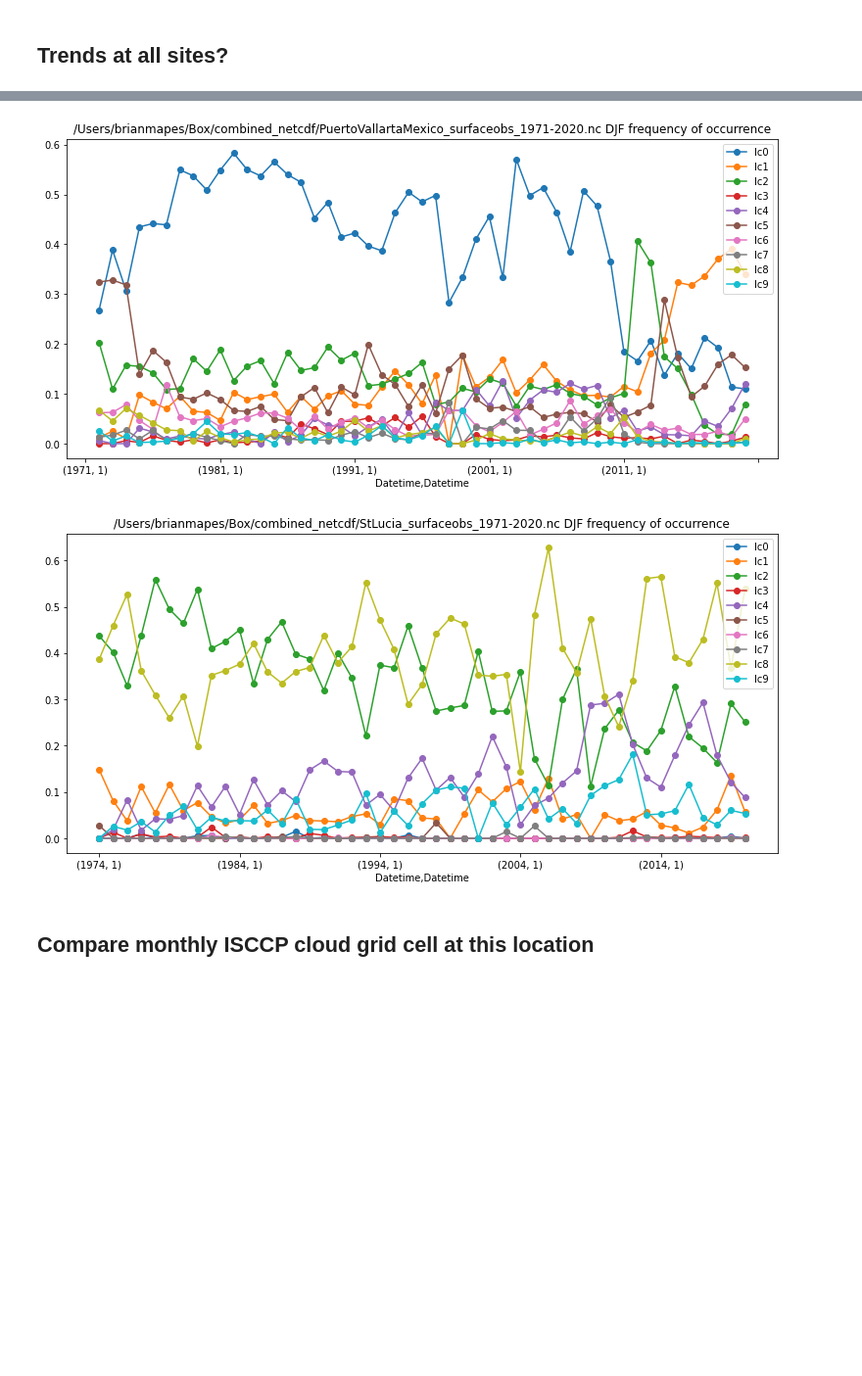
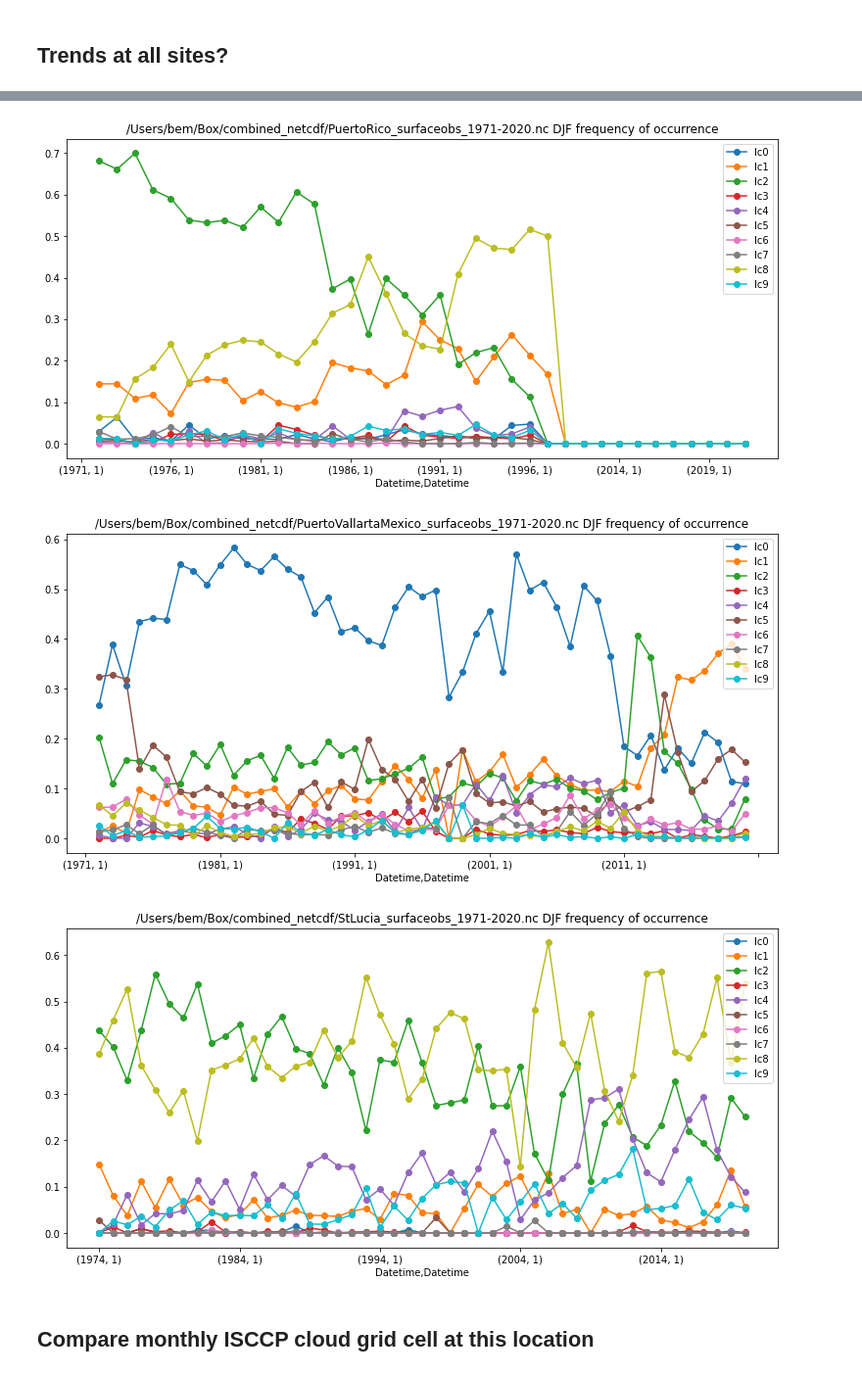
Before and after one commit to MPOcanes/MPO624_2022, a Jupyter notebook: Notebooks/Clouds_surfaceobs.ipynb, the cells around one changed output, grey strips where cells are left out. Shown at 98% size. Cells and saved outputs as stored; diff of their text form; code cells hidden in the pictures; blank space fills up the shorter version.

```diff
--- a/Notebooks/Clouds_surfaceobs.ipynb
+++ b/Notebooks/Clouds_surfaceobs.ipynb
@@ -101,17 +101,21 @@ DJFs.plot(figsize=[13,6], marker='o')
 
 ## Trends at all sites?
 # %%
-FOLDERNAME = '/Users/brianmapes/Box/combined_netcdf///*.nc'
+FOLDERNAME = '/Users/bem/Box/combined_netcdf///*'
 import glob
 
 # Loop over all files making the plots above
 for file_name in glob.glob(FOLDERNAME):
     print(file_name)
-    sc = xr.open_dataset(file_name).to_pandas()
+    try:
+        sc = xr.open_dataset(file_name).to_pandas()
+    except:
+        print('ignoring error and proceeding')
+
     # append a column with datetime and make it the Index
     sc['Datetime'] = pd.to_datetime(sc[['year', 'month', 'day', 'hour']])
     sc = sc.set_index('Datetime')
-    sc = sc.mask(sc.ch > 100) # special for St. Lucia which has an outlier in hc
+    # sc = sc.mask(sc.ch > 100) # special for St. Lucia which has an outlier in hc
 
     #Construct one-hot encoding of lc
     for i in range(10):
@@ -148,5 +154,6 @@ for file_name in glob.glob(FOLDERNAME):
-[figure, old version]
+[figure, new version]
-[figure, old version]
+[figure, new version]
+[figure, added]
 # %% [markdown]
 <a id='ISCCP'></a>
 
```
Also changed, not shown: parts of 4 cells of this notebook.
